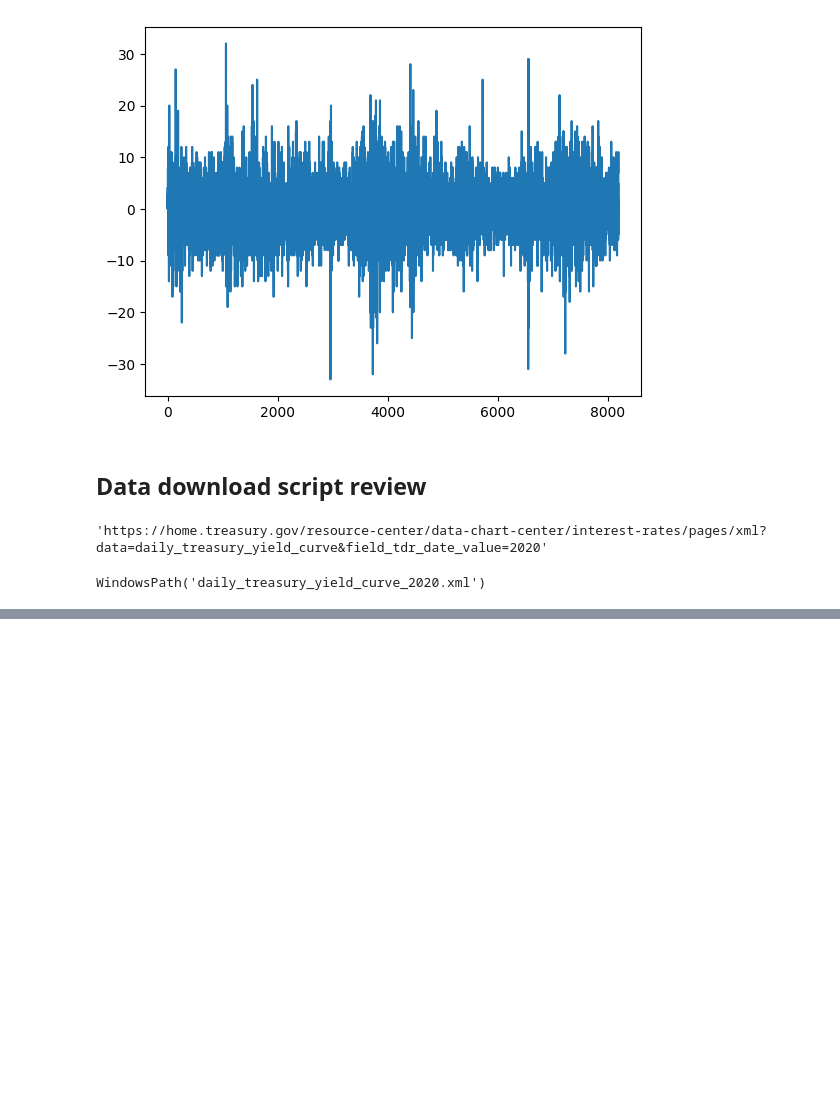
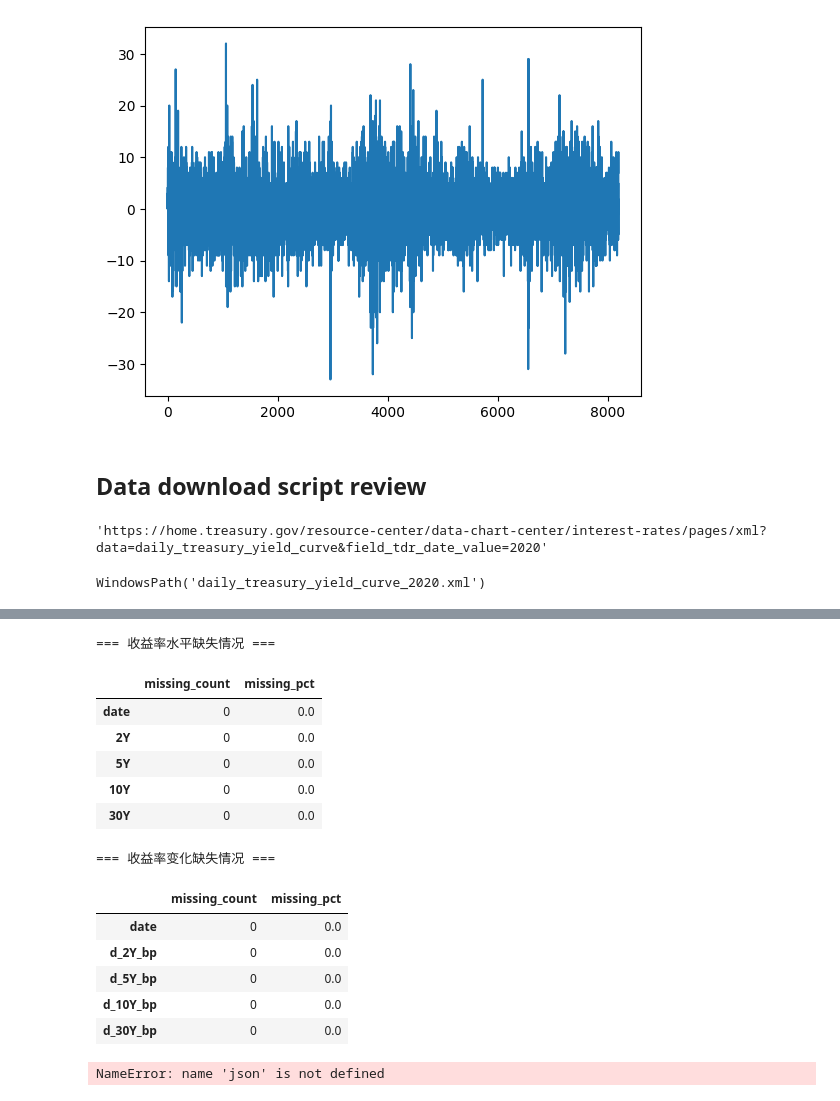
Before and after one commit to JinxuJiang/treasury-pca-strategy, a Jupyter notebook: notebook/test.ipynb, the cells around one changed output, grey strips where cells are left out. Saved outputs shown, nothing was run; the diff lists cells and outputs as text; code cells hidden in the pictures; blank space fills up the shorter version.

```diff
--- a/test.ipynb
+++ b/notebook/test.ipynb
@@ -152,0 +248,38 @@ WindowsPath('daily_treasury_yield_curve_2020.xml')
+# %%
+levels_missing = levels.isna().sum().to_frame("missing_count")
+levels_missing["missing_pct"] = (
+    levels_missing["missing_count"] / len(levels) * 100
+)
+
+changes_missing = changes.isna().sum().to_frame("missing_count")
+changes_missing["missing_pct"] = (
+    changes_missing["missing_count"] / len(changes) * 100
+)
+
+print("=== 收益率水平缺失情况 ===")
+display(levels_missing)
+
+print("=== 收益率变化缺失情况 ===")
+display(changes_missing)
+# %% [output]
+=== 收益率水平缺失情况 ===
+|  | missing_count | missing_pct |
+| date | 0 | 0.0 |
+| 2Y | 0 | 0.0 |
+| 5Y | 0 | 0.0 |
+| 10Y | 0 | 0.0 |
+| 30Y | 0 | 0.0 |
+=== 收益率变化缺失情况 ===
+|  | missing_count | missing_pct |
+| date | 0 | 0.0 |
+| d_2Y_bp | 0 | 0.0 |
+| d_5Y_bp | 0 | 0.0 |
+| d_10Y_bp | 0 | 0.0 |
+| d_30Y_bp | 0 | 0.0 |
+# %%
+with open(QUALITY_PATH, "r", encoding="utf-8") as file:
+    quality_report = json.load(file)
+
+quality_report
+# %% [output]
+NameError: name 'json' is not defined
```
Also changed, not shown: parts of 6 cells of this notebook, 8 other files.
